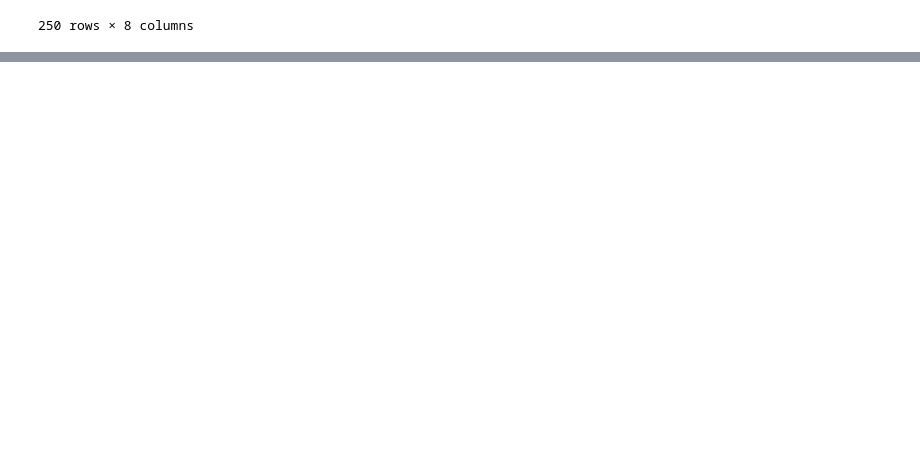
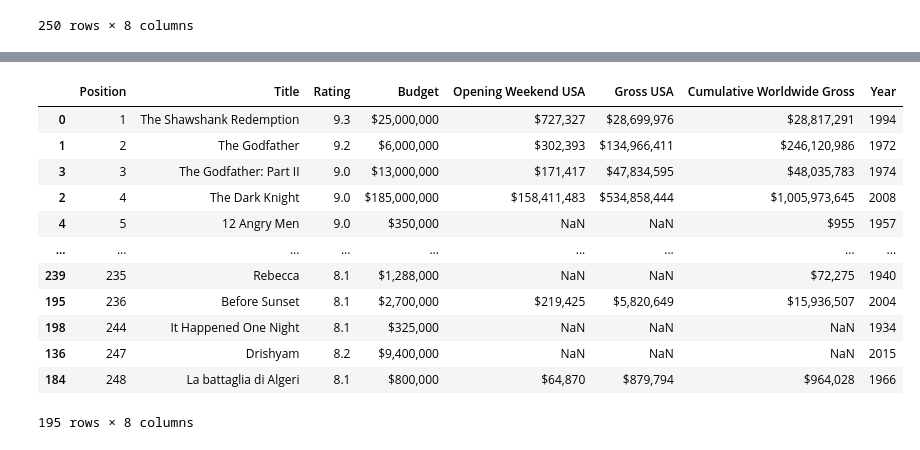
Before and after one commit to neeschal00/IMDB-250-movies-budget, a Jupyter notebook: usingData.ipynb, the cells around one changed output, grey strips where cells are left out. Saved outputs shown, nothing was run; the diff lists cells and outputs as text; code cells hidden in the pictures; blank space fills up the shorter version.

Commit message:
Adding filters for budget data

```diff
--- a/usingData.ipynb
+++ b/usingData.ipynb
@@ -71,3 +71,5 @@ imdb_df
 | 134 | 249 | Swades: We, the People | 8.2 | NaN | $424,804 | $1,223,240 | $1,953,889 | 2004 |
 | 200 | 250 | Song of the Sea | 8.1 | EUR5,300,000 | $21,910 | $857,522 | $4,190,884 | 2014 |
 250 rows × 8 columns
+# %%
+imdb_na = imdb_df.dropna(how='all')
@@ -73,0 +108,16 @@ imdb_df
+# %%
+imdb_na.drop(imdb_na[(imdb_na["Budget"].isna() | (~imdb_na["Budget"].str.startswith('$',na=False))) ].index,inplace=False)
+# %% [output]
+|  | Position | Title | Rating | Budget | Opening Weekend USA | Gross USA | Cumulative Worldwide Gross | Year |
+| 0 | 1 | The Shawshank Redemption | 9.3 | $25,000,000 | $727,327 | $28,699,976 | $28,817,291 | 1994 |
+| 1 | 2 | The Godfather | 9.2 | $6,000,000 | $302,393 | $134,966,411 | $246,120,986 | 1972 |
+| 3 | 3 | The Godfather: Part II | 9.0 | $13,000,000 | $171,417 | $47,834,595 | $48,035,783 | 1974 |
+| 2 | 4 | The Dark Knight | 9.0 | $185,000,000 | $158,411,483 | $534,858,444 | $1,005,973,645 | 2008 |
+| 4 | 5 | 12 Angry Men | 9.0 | $350,000 | NaN | NaN | $955 | 1957 |
+| ... | ... | ... | ... | ... | ... | ... | ... | ... |
+| 239 | 235 | Rebecca | 8.1 | $1,288,000 | NaN | NaN | $72,275 | 1940 |
+| 195 | 236 | Before Sunset | 8.1 | $2,700,000 | $219,425 | $5,820,649 | $15,936,507 | 2004 |
+| 198 | 244 | It Happened One Night | 8.1 | $325,000 | NaN | NaN | NaN | 1934 |
+| 136 | 247 | Drishyam | 8.2 | $9,400,000 | NaN | NaN | NaN | 2015 |
+| 184 | 248 | La battaglia di Algeri | 8.1 | $800,000 | $64,870 | $879,794 | $964,028 | 1966 |
+195 rows × 8 columns
```
Also changed, not shown: parts of 3 cells of this notebook, 1 other file.
